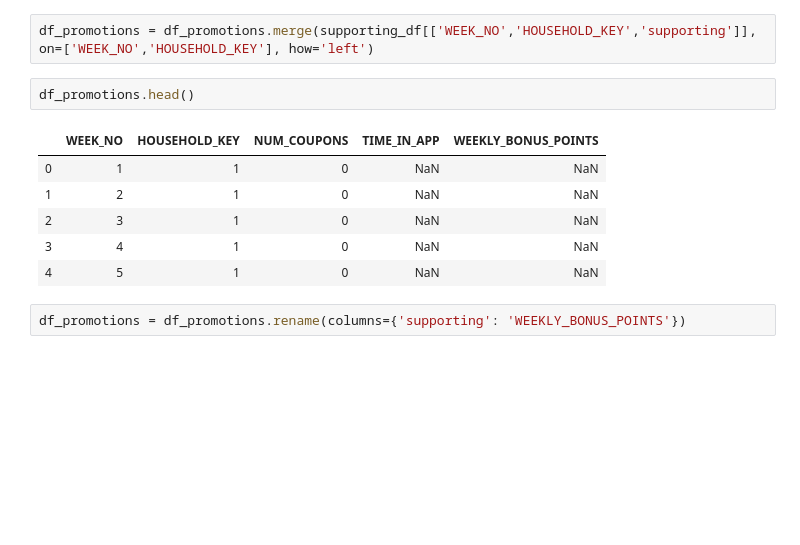
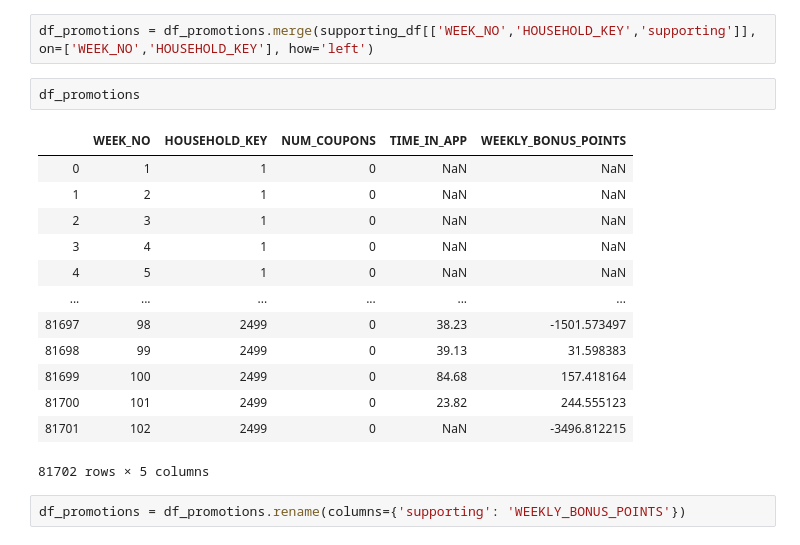
Before and after one commit to robmoratore/ShellDnA, a Jupyter notebook: DnA 2.0/Data prep.ipynb, the cells around one changed output. Cells and saved outputs as stored; diff of their text form; blank space fills up the shorter version.

```diff
--- a/DnA 2.0/Data prep.ipynb
+++ b/DnA 2.0/Data prep.ipynb
@@ -70,14 +70,21 @@ supporting_df.supporting.hist(bins=60)
 # %%
 df_promotions = df_promotions.merge(supporting_df[['WEEK_NO','HOUSEHOLD_KEY','supporting']], on=['WEEK_NO','HOUSEHOLD_KEY'], how='left')
 # %%
-df_promotions.head()
+df_promotions
 # %% [output]
 |  | WEEK_NO | HOUSEHOLD_KEY | NUM_COUPONS | TIME_IN_APP | WEEKLY_BONUS_POINTS |
 | 0 | 1 | 1 | 0 | NaN | NaN |
 | 1 | 2 | 1 | 0 | NaN | NaN |
 | 2 | 3 | 1 | 0 | NaN | NaN |
 | 3 | 4 | 1 | 0 | NaN | NaN |
 | 4 | 5 | 1 | 0 | NaN | NaN |
+| ... | ... | ... | ... | ... | ... |
+| 81697 | 98 | 2499 | 0 | 38.23 | -1501.573497 |
+| 81698 | 99 | 2499 | 0 | 39.13 | 31.598383 |
+| 81699 | 100 | 2499 | 0 | 84.68 | 157.418164 |
+| 81700 | 101 | 2499 | 0 | 23.82 | 244.555123 |
+| 81701 | 102 | 2499 | 0 | NaN | -3496.812215 |
+81702 rows × 5 columns
 # %%
 df_promotions = df_promotions.rename(columns={'supporting': 'WEEKLY_BONUS_POINTS'})
 # %%
```
Also changed, not shown: parts of 5 cells of this notebook, 1 other file.
